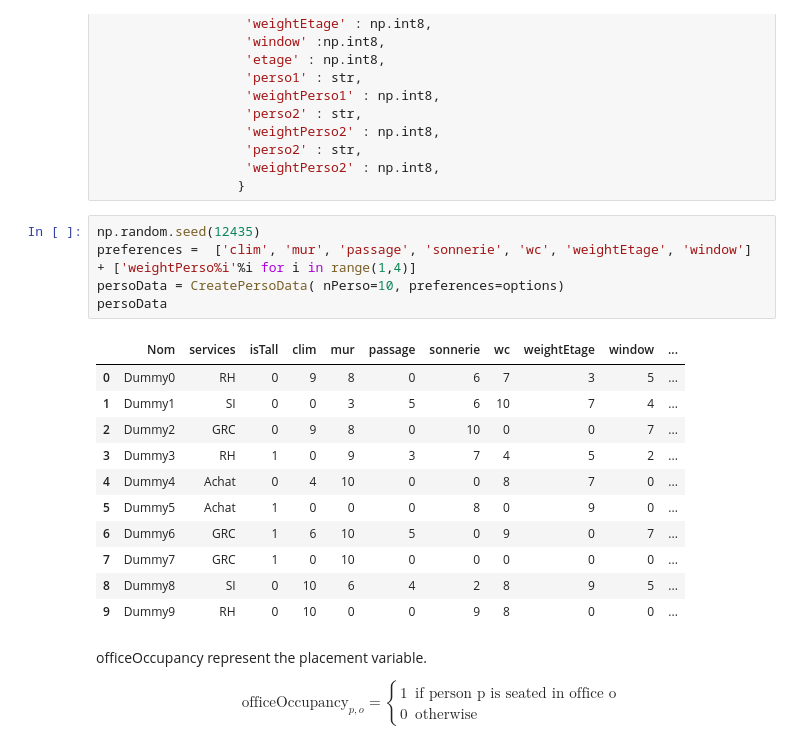
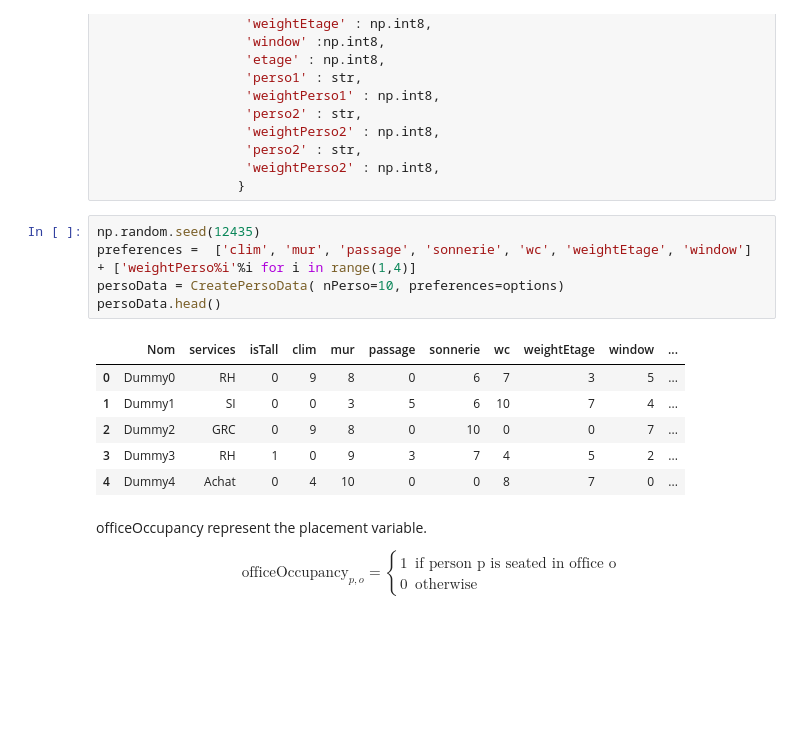
Before and after one commit to cgoudet/RoomOptimisation, a Jupyter notebook: RoomOptimisation.ipynb, the cells around one changed output. Cells and saved outputs as stored; diff of their text form; blank space fills up the shorter version.

```diff
--- a/RoomOptimisation.ipynb
+++ b/RoomOptimisation.ipynb
@@ -92,20 +55,15 @@ dicColumnsPerso = {'Nom':str,
 # %%
 np.random.seed(12435)
 preferences =  ['clim', 'mur', 'passage', 'sonnerie', 'wc', 'weightEtage', 'window'] + ['weightPerso%i'%i for i in range(1,4)]
 persoData = CreatePersoData( nPerso=10, preferences=options)
-persoData
+persoData.head()
 # %% [output]
 |  | Nom | services | isTall | clim | mur | passage | sonnerie | wc | weightEtage | window | ... |
 | 0 | Dummy0 | RH | 0 | 9 | 8 | 0 | 6 | 7 | 3 | 5 | ... |
 | 1 | Dummy1 | SI | 0 | 0 | 3 | 5 | 6 | 10 | 7 | 4 | ... |
 | 2 | Dummy2 | GRC | 0 | 9 | 8 | 0 | 10 | 0 | 0 | 7 | ... |
 | 3 | Dummy3 | RH | 1 | 0 | 9 | 3 | 7 | 4 | 5 | 2 | ... |
 | 4 | Dummy4 | Achat | 0 | 4 | 10 | 0 | 0 | 8 | 7 | 0 | ... |
-| 5 | Dummy5 | Achat | 1 | 0 | 0 | 0 | 8 | 0 | 9 | 0 | ... |
-| 6 | Dummy6 | GRC | 1 | 6 | 10 | 5 | 0 | 9 | 0 | 7 | ... |
-| 7 | Dummy7 | GRC | 1 | 0 | 10 | 0 | 0 | 0 | 0 | 0 | ... |
-| 8 | Dummy8 | SI | 0 | 10 | 6 | 4 | 2 | 8 | 9 | 5 | ... |
-| 9 | Dummy9 | RH | 0 | 10 | 0 | 0 | 9 | 8 | 0 | 0 | ... |
 # %% [markdown]
 officeOccupancy represent the placement variable.
 
```
Also changed, not shown: parts of 2 cells of this notebook, 1 other file.
